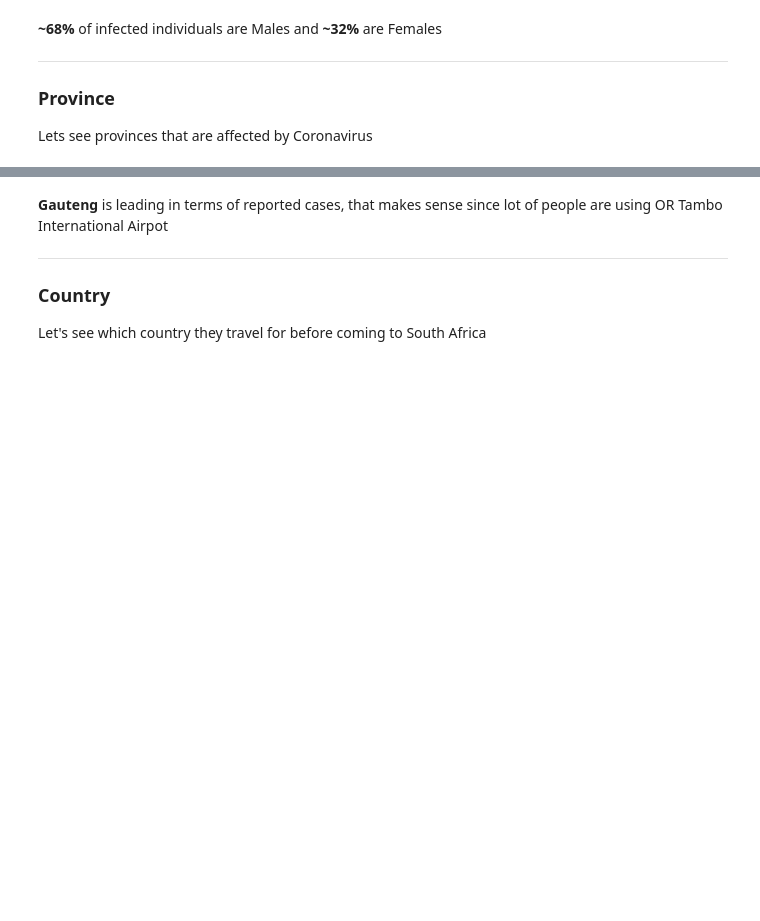
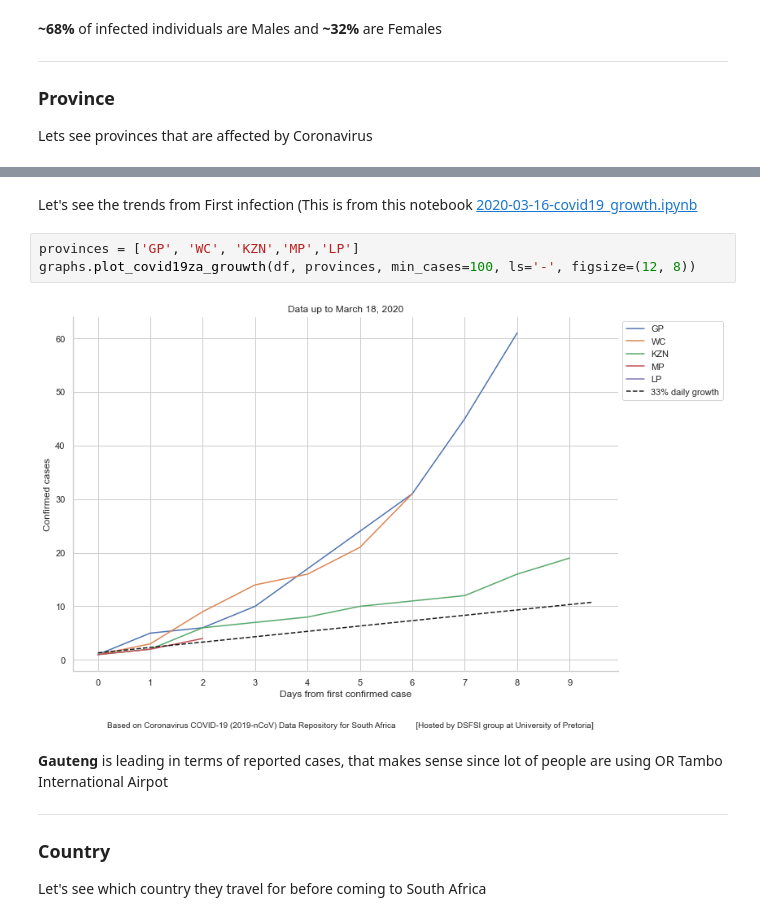
Before and after one commit to dsfsi/covid19za, a Jupyter notebook: notebooks/2020-03-13-starter-notebook.ipynb, the cells around one changed output, grey strips where cells are left out. Saved outputs shown, nothing was run; the diff lists cells and outputs as text; blank space fills up the shorter version.

Commit message:
Add Graph ->notebook<- `2020-03-16-covid19_growth`

```diff
--- a/notebooks/2020-03-13-starter-notebook.ipynb
+++ b/notebooks/2020-03-13-starter-notebook.ipynb
@@ -145,3 +145,10 @@ graphs.horizontal_bar_chart(df['province'].value_counts().reset_index(), 'provin
+# %% [markdown]
+Let's see the trends from First infection (This is from this notebook [2020-03-16-covid19_growth.ipynb](2020-03-16-covid19_growth.ipynb)
+# %%
+provinces = ['GP', 'WC', 'KZN','MP','LP']
+graphs.plot_covid19za_grouwth(df, provinces, min_cases=100, ls='-', figsize=(12, 8))
+# %% [output]
+[figure, added]
 # %% [markdown]
 **Gauteng** is leading in terms of reported cases, that makes sense since lot of people are using OR Tambo International Airpot
 ___
```
Also changed, not shown: parts of 10 cells of this notebook, 4 other files.
